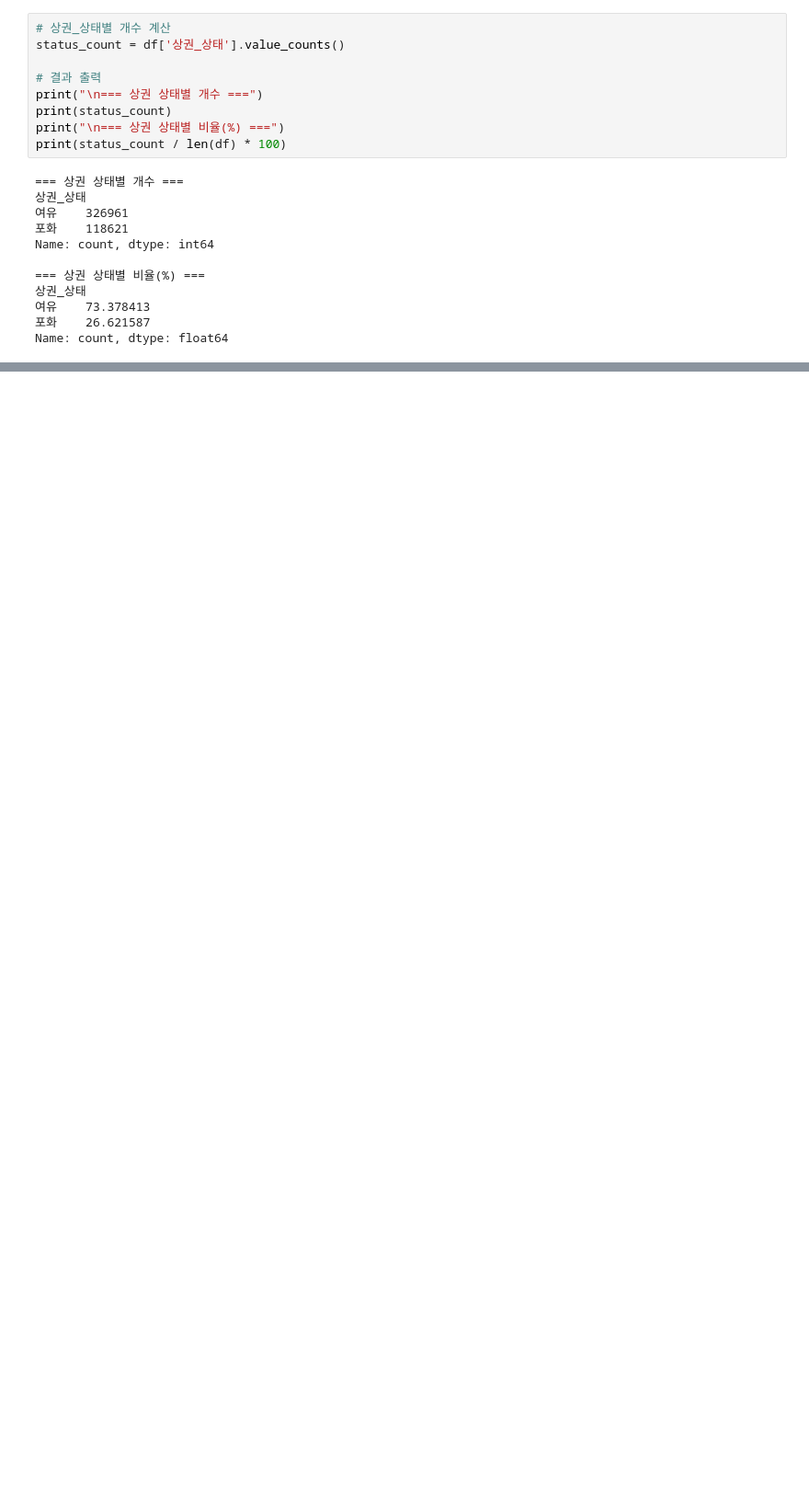
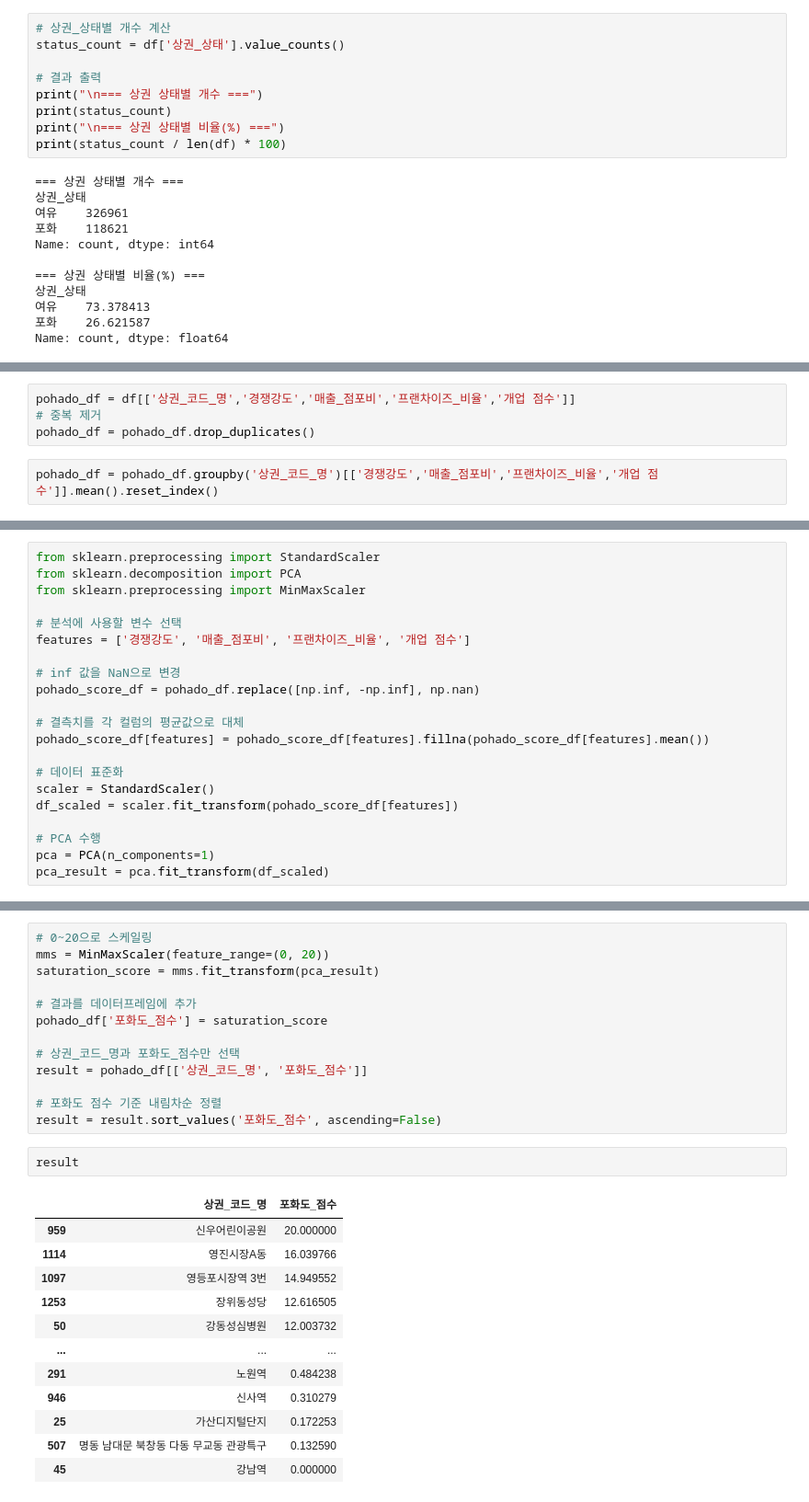
Before and after one commit to medici-bda10-sda/sda.final.project, a Jupyter notebook: 포화도_가설검정.ipynb, the cells around one changed output, grey strips where cells are left out. Shown: that part at 92% size. Cells and saved outputs as stored; diff of their text form; blank space fills up the shorter version.

```diff
--- a/포화도_가설검정.ipynb
+++ b/포화도_가설검정.ipynb
@@ -228,0 +384,6 @@ Name: count, dtype: float64
+# %%
+pohado_df = df[['상권_코드_명','경쟁강도','매출_점포비','프랜차이즈_비율','개업 점수']]
+# 중복 제거
+pohado_df = pohado_df.drop_duplicates()
+# %%
+pohado_df = pohado_df.groupby('상권_코드_명')[['경쟁강도','매출_점포비','프랜차이즈_비율','개업 점수']].mean().reset_index()
@@ -228,0 +392,21 @@ Name: count, dtype: float64
+# %%
+from sklearn.preprocessing import StandardScaler
+from sklearn.decomposition import PCA
+from sklearn.preprocessing import MinMaxScaler
+
+# 분석에 사용할 변수 선택
+features = ['경쟁강도', '매출_점포비', '프랜차이즈_비율', '개업 점수']
+
+# inf 값을 NaN으로 변경
+pohado_score_df = pohado_df.replace([np.inf, -np.inf], np.nan)
+
+# 결측치를 각 컬럼의 평균값으로 대체
+pohado_score_df[features] = pohado_score_df[features].fillna(pohado_score_df[features].mean())
+
+# 데이터 표준화
+scaler = StandardScaler()
+df_scaled = scaler.fit_transform(pohado_score_df[features])
+
+# PCA 수행
+pca = PCA(n_components=1)
+pca_result = pca.fit_transform(df_scaled)
@@ -228,0 +415,28 @@ Name: count, dtype: float64
+# %%
+# 0~20으로 스케일링
+mms = MinMaxScaler(feature_range=(0, 20))
+saturation_score = mms.fit_transform(pca_result)
+
+# 결과를 데이터프레임에 추가
+pohado_df['포화도_점수'] = saturation_score
+
+# 상권_코드_명과 포화도_점수만 선택
+result = pohado_df[['상권_코드_명', '포화도_점수']]
+
+# 포화도 점수 기준 내림차순 정렬
+result = result.sort_values('포화도_점수', ascending=False)
+# %%
+result
+# %% [output]
+|  | 상권_코드_명 | 포화도_점수 |
+| 959 | 신우어린이공원 | 20.000000 |
+| 1114 | 영진시장A동 | 16.039766 |
+| 1097 | 영등포시장역 3번 | 14.949552 |
+| 1253 | 장위동성당 | 12.616505 |
+| 50 | 강동성심병원 | 12.003732 |
+| ... | ... | ... |
+| 291 | 노원역 | 0.484238 |
+| 946 | 신사역 | 0.310279 |
+| 25 | 가산디지털단지 | 0.172253 |
+| 507 | 명동 남대문 북창동 다동 무교동 관광특구 | 0.132590 |
+| 45 | 강남역 | 0.000000 |
```
Also changed, not shown: parts of 16 cells of this notebook, 1 other file.
